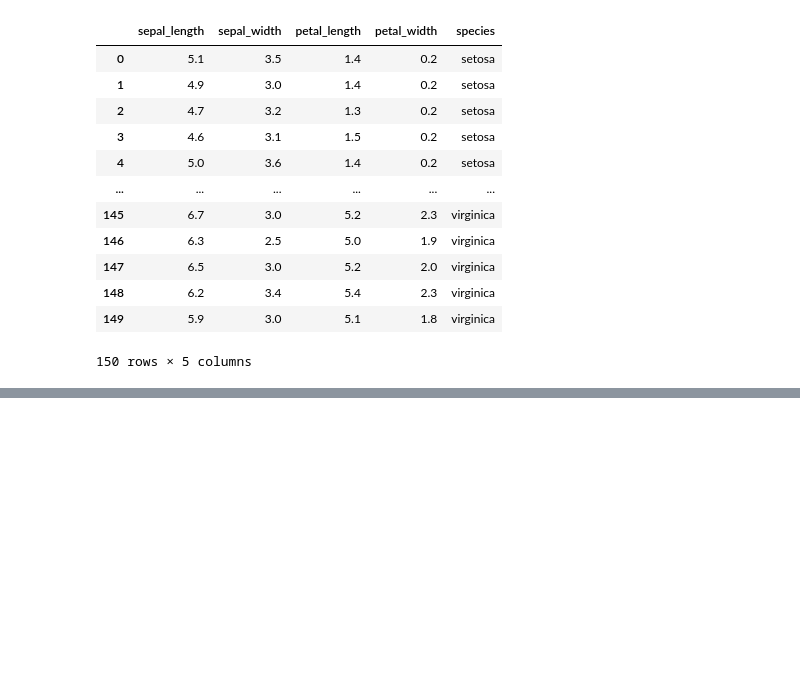
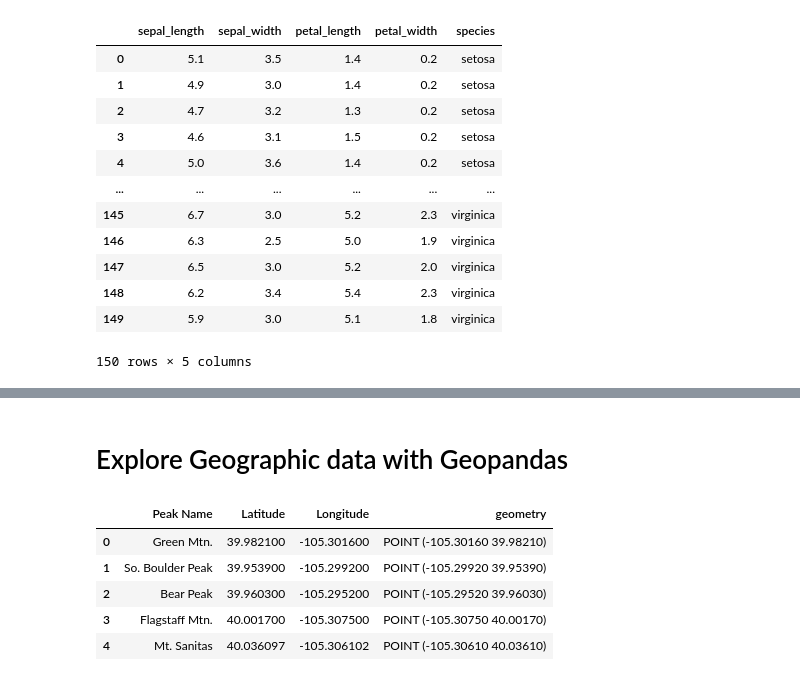
Before and after one commit to Rohitkumar-88/ML_Projects, a Jupyter notebook: Advance_Pandas.ipynb, the cells around one changed output, grey strips where cells are left out. Cells and saved outputs as stored; diff of their text form; code cells hidden in the pictures; blank space fills up the shorter version.

```diff
--- a/Advance_Pandas.ipynb
+++ b/Advance_Pandas.ipynb
@@ -1186,3 +1186,5 @@ profile.to_notebook_iframe()
 [interactive output not drawn]
 # %%
 profile.to_file("iris-profile.html")
+# %% [markdown]
+# Explore Geographic data with Geopandas
@@ -1188,0 +1194,16 @@ profile.to_file("iris-profile.html")
+# %%
+peaks = pd.DataFrame({
+    'Peak Name': ['Green Mtn.','So. Boulder Peak', 'Bear Peak', 'Flagstaff Mtn.', 'Mt. Sanitas'],
+    'Latitude': [39.9821, 39.9539, 39.9603, 40.0017, 40.0360968],
+    'Longitude': [-105.3016, -105.2992, -105.2952, -105.3075, -105.3061024]
+})
+# %%
+gdf = geopandas.GeoDataFrame(peaks, geometry=geopandas.points_from_xy(peaks.Longitude, peaks.Latitude))
+gdf
+# %% [output]
+|  | Peak Name | Latitude | Longitude | geometry |
+| 0 | Green Mtn. | 39.982100 | -105.301600 | POINT (-105.30160 39.98210) |
+| 1 | So. Boulder Peak | 39.953900 | -105.299200 | POINT (-105.29920 39.95390) |
+| 2 | Bear Peak | 39.960300 | -105.295200 | POINT (-105.29520 39.96030) |
+| 3 | Flagstaff Mtn. | 40.001700 | -105.307500 | POINT (-105.30750 40.00170) |
+| 4 | Mt. Sanitas | 40.036097 | -105.306102 | POINT (-105.30610 40.03610) |
```
Also changed, not shown: parts of 10 cells of this notebook.
